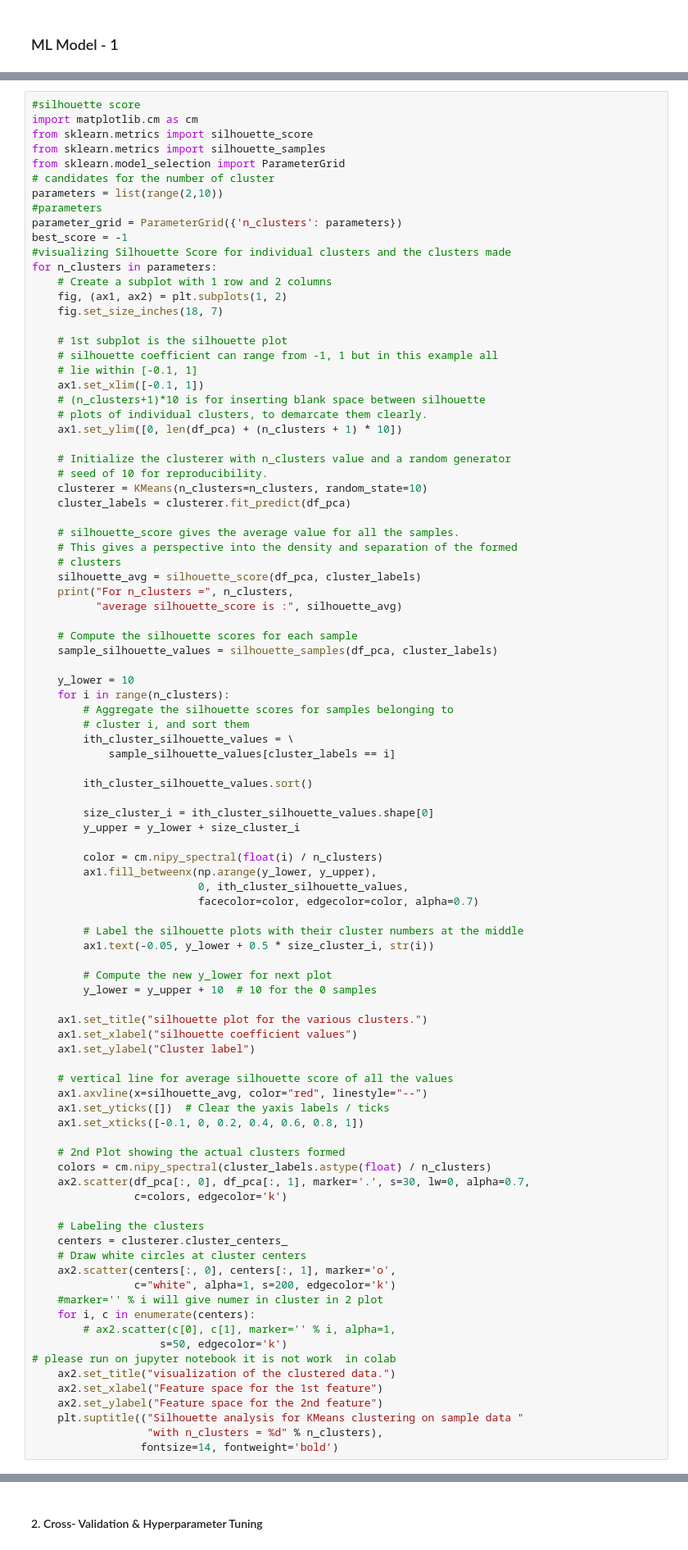
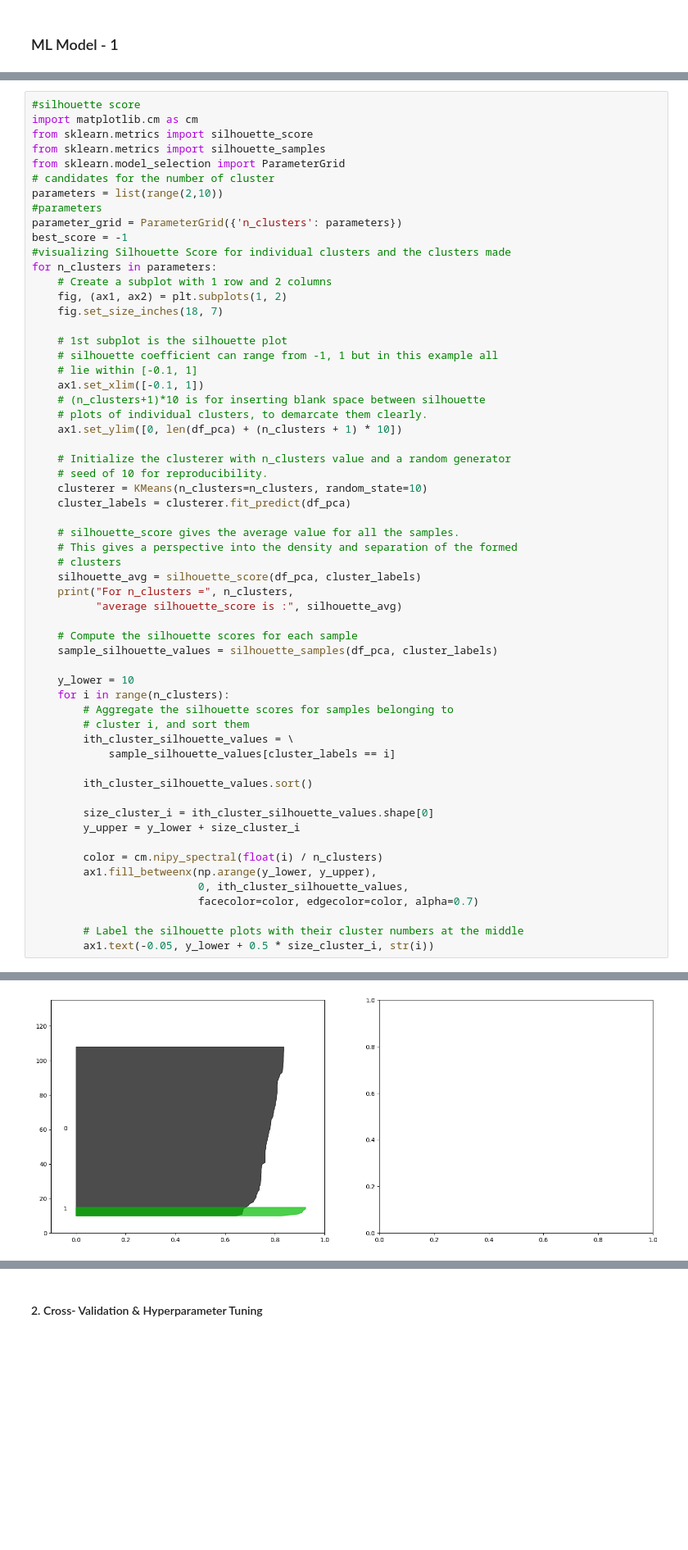
Before and after one commit to rauman43/Zomato-Restaurant-Clustering, a Jupyter notebook: Copy_of_Zomato_Restaurant_Analysis.ipynb, the cells around one changed output, grey strips where cells are left out. Shown at 82% size. Drawn from its saved outputs; the diff is of its cells as text; blank space fills up the shorter version.

```diff
--- a/Copy_of_Zomato_Restaurant_Analysis.ipynb
+++ b/Copy_of_Zomato_Restaurant_Analysis.ipynb
@@ -2195,37 +2278,4 @@ for n_clusters in parameters:
 
         # Label the silhouette plots with their cluster numbers at the middle
         ax1.text(-0.05, y_lower + 0.5 * size_cluster_i, str(i))
-
-        # Compute the new y_lower for next plot
-        y_lower = y_upper + 10  # 10 for the 0 samples
-
-    ax1.set_title("silhouette plot for the various clusters.")
-    ax1.set_xlabel("silhouette coefficient values")
-    ax1.set_ylabel("Cluster label")
-
-    # vertical line for average silhouette score of all the values
-    ax1.axvline(x=silhouette_avg, color="red", linestyle="--")
-    ax1.set_yticks([])  # Clear the yaxis labels / ticks
-    ax1.set_xticks([-0.1, 0, 0.2, 0.4, 0.6, 0.8, 1])
-
-    # 2nd Plot showing the actual clusters formed
-    colors = cm.nipy_spectral(cluster_labels.astype(float) / n_clusters)
-    ax2.scatter(df_pca[:, 0], df_pca[:, 1], marker='.', s=30, lw=0, alpha=0.7,
-                c=colors, edgecolor='k')
-
-    # Labeling the clusters
-    centers = clusterer.cluster_centers_
-    # Draw white circles at cluster centers
-    ax2.scatter(centers[:, 0], centers[:, 1], marker='o',
-                c="white", alpha=1, s=200, edgecolor='k')
-    #marker='' % i will give numer in cluster in 2 plot
-    for i, c in enumerate(centers):
-        # ax2.scatter(c[0], c[1], marker='' % i, alpha=1,
-                    s=50, edgecolor='k')
-# please run on jupyter notebook it is not work  in colab
-    ax2.set_title("visualization of the clustered data.")
-    ax2.set_xlabel("Feature space for the 1st feature")
-    ax2.set_ylabel("Feature space for the 2nd feature")
-    plt.suptitle(("Silhouette analysis for KMeans clustering on sample data "
-                  "with n_clusters = %d" % n_clusters),
-                 fontsize=14, fontweight='bold')
+# %% [output]
@@ -2231,0 +2290 @@ for n_clusters in parameters:
+[figure, added]
```
Also changed, not shown: parts of 109 cells of this notebook.
